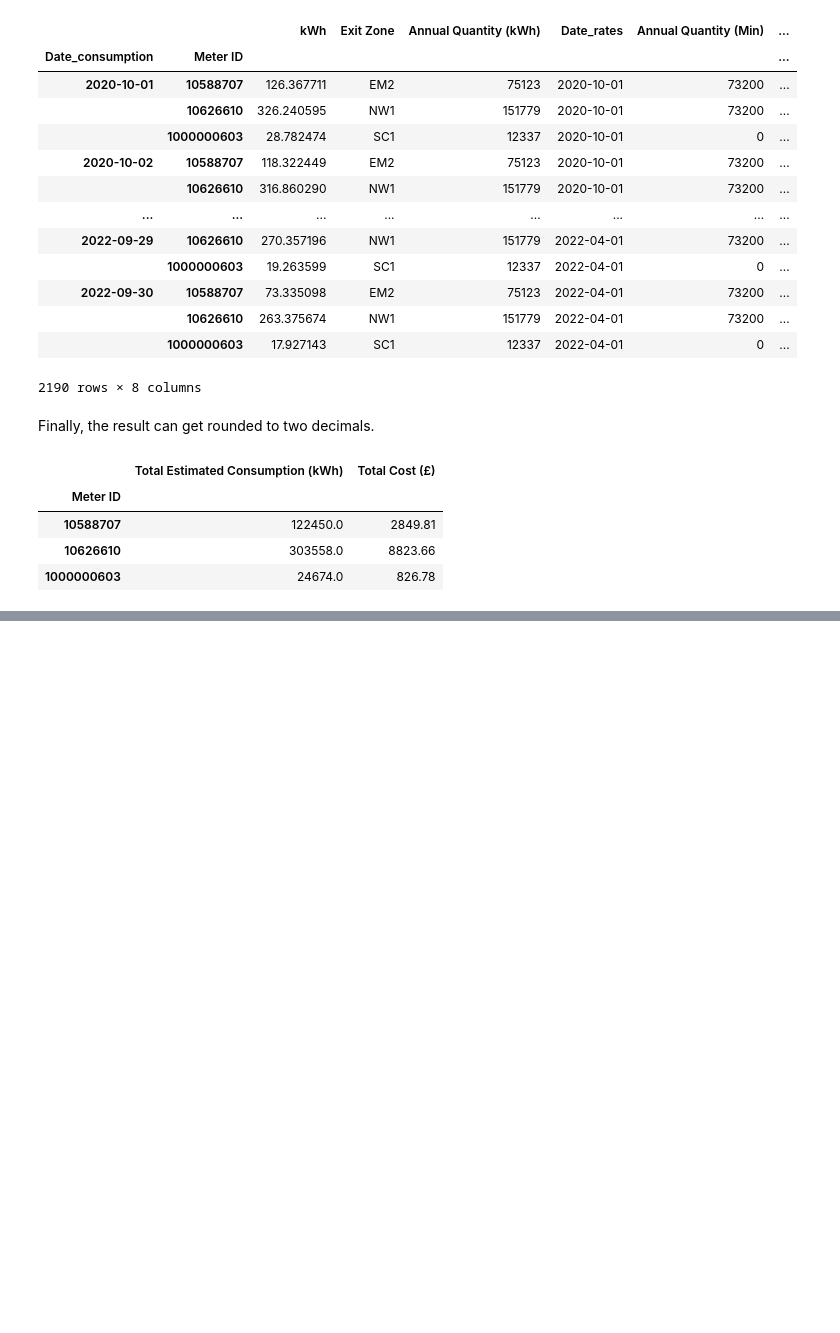
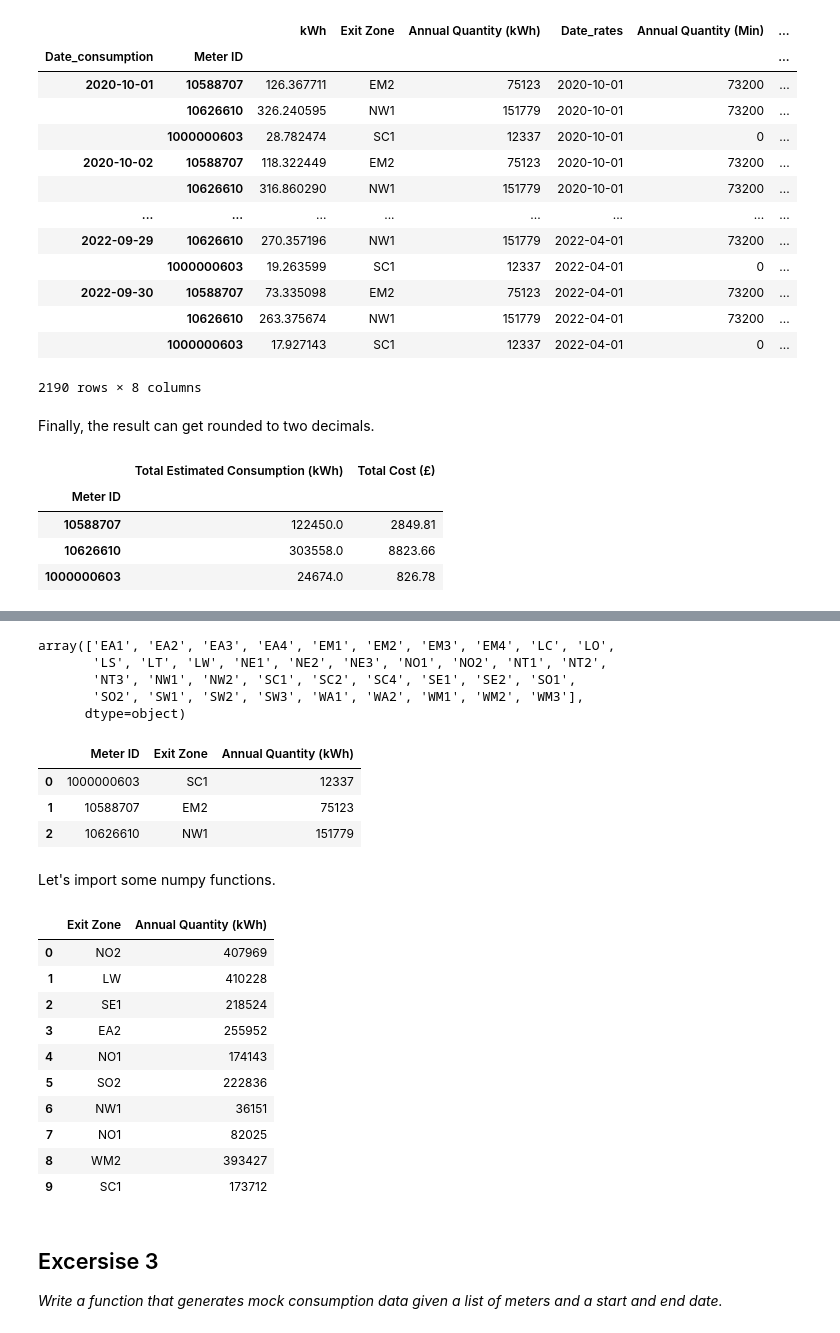
Before and after one commit to brmdv/assessment-gorilla, a Jupyter notebook: Assessment.ipynb, the cells around one changed output, grey strips where cells are left out. Drawn from its saved outputs; the diff is of its cells as text; code cells hidden in the pictures; blank space fills up the shorter version.

```diff
--- a/Assessment.ipynb
+++ b/Assessment.ipynb
@@ -308,0 +315,18 @@ result
+# %%
+exit_zones=pd.unique(rates["Exit Zone"])
+exit_zones
+# %% [output]
+array(['EA1', 'EA2', 'EA3', 'EA4', 'EM1', 'EM2', 'EM3', 'EM4', 'LC', 'LO',
+       'LS', 'LT', 'LW', 'NE1', 'NE2', 'NE3', 'NO1', 'NO2', 'NT1', 'NT2',
+       'NT3', 'NW1', 'NW2', 'SC1', 'SC2', 'SC4', 'SE1', 'SE2', 'SO1',
+       'SO2', 'SW1', 'SW2', 'SW3', 'WA1', 'WA2', 'WM1', 'WM2', 'WM3'],
+      dtype=object)
+# %%
+meters
+# %% [output]
+|  | Meter ID | Exit Zone | Annual Quantity (kWh) |
+| 0 | 1000000603 | SC1 | 12337 |
+| 1 | 10588707 | EM2 | 75123 |
+| 2 | 10626610 | NW1 | 151779 |
+# %% [markdown]
+Let's import some numpy functions.
@@ -308,0 +336,28 @@ result
+# %%
+def generate_meters(
+    n: int, annual_range: Tuple[int, int] = (5000, 500_000)
+) -> pd.DataFrame:
+    """Generates a Dataframe of random meters, with length n.
+    Optionally choose the range for the random annual quantity."""
+
+    zones = choice(exit_zones, n)
+    aqs = randint(annual_range[0], annual_range[1], n)
+    return pd.DataFrame({"Exit Zone": zones, "Annual Quantity (kWh)": aqs})
+# %%
+generate_meters(10)
+# %% [output]
+|  | Exit Zone | Annual Quantity (kWh) |
+| 0 | NO2 | 407969 |
+| 1 | LW | 410228 |
+| 2 | SE1 | 218524 |
+| 3 | EA2 | 255952 |
+| 4 | NO1 | 174143 |
+| 5 | SO2 | 222836 |
+| 6 | NW1 | 36151 |
+| 7 | NO1 | 82025 |
+| 8 | WM2 | 393427 |
+| 9 | SC1 | 173712 |
+# %% [markdown]
+## Excersise 3
+*Write a function that generates mock consumption data given a list of meters and a
+start and end date.*
```
Also changed, not shown: parts of 2 cells of this notebook.
